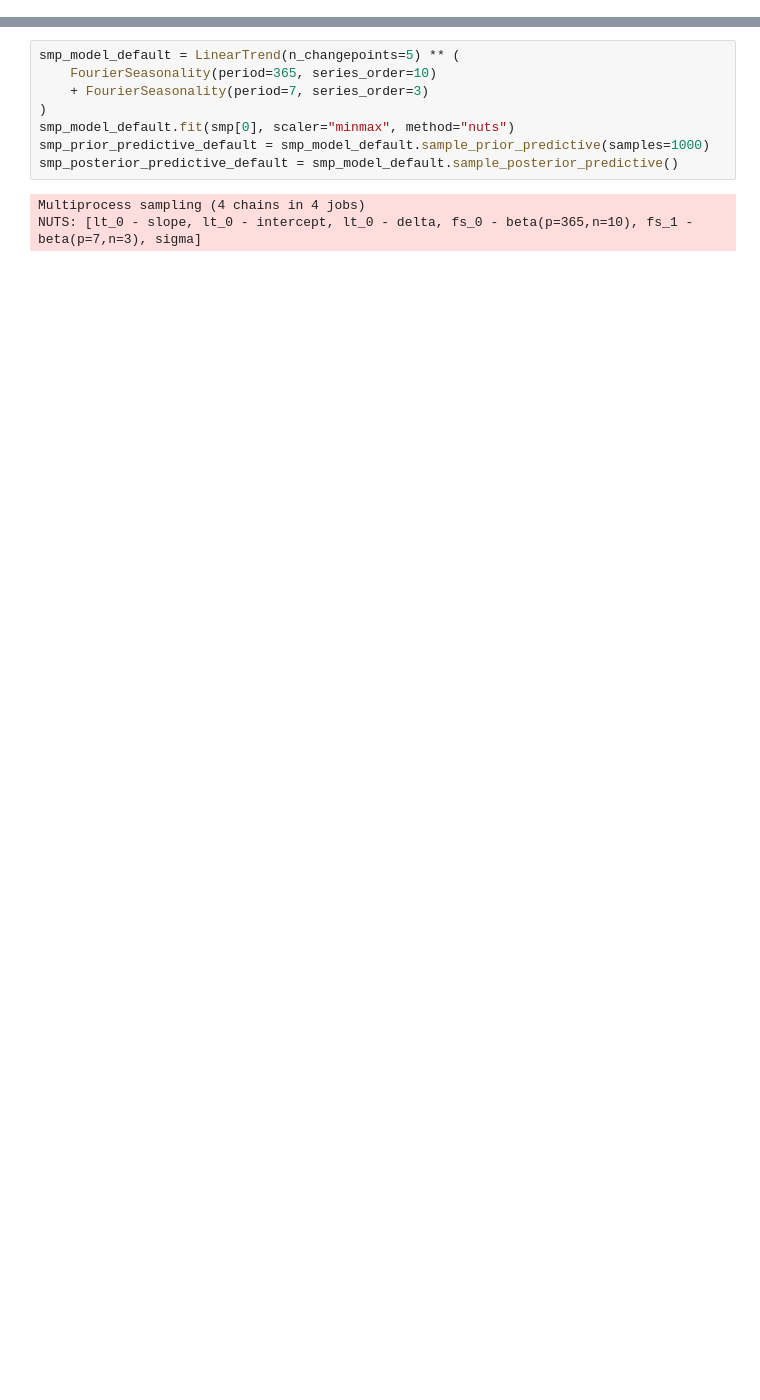
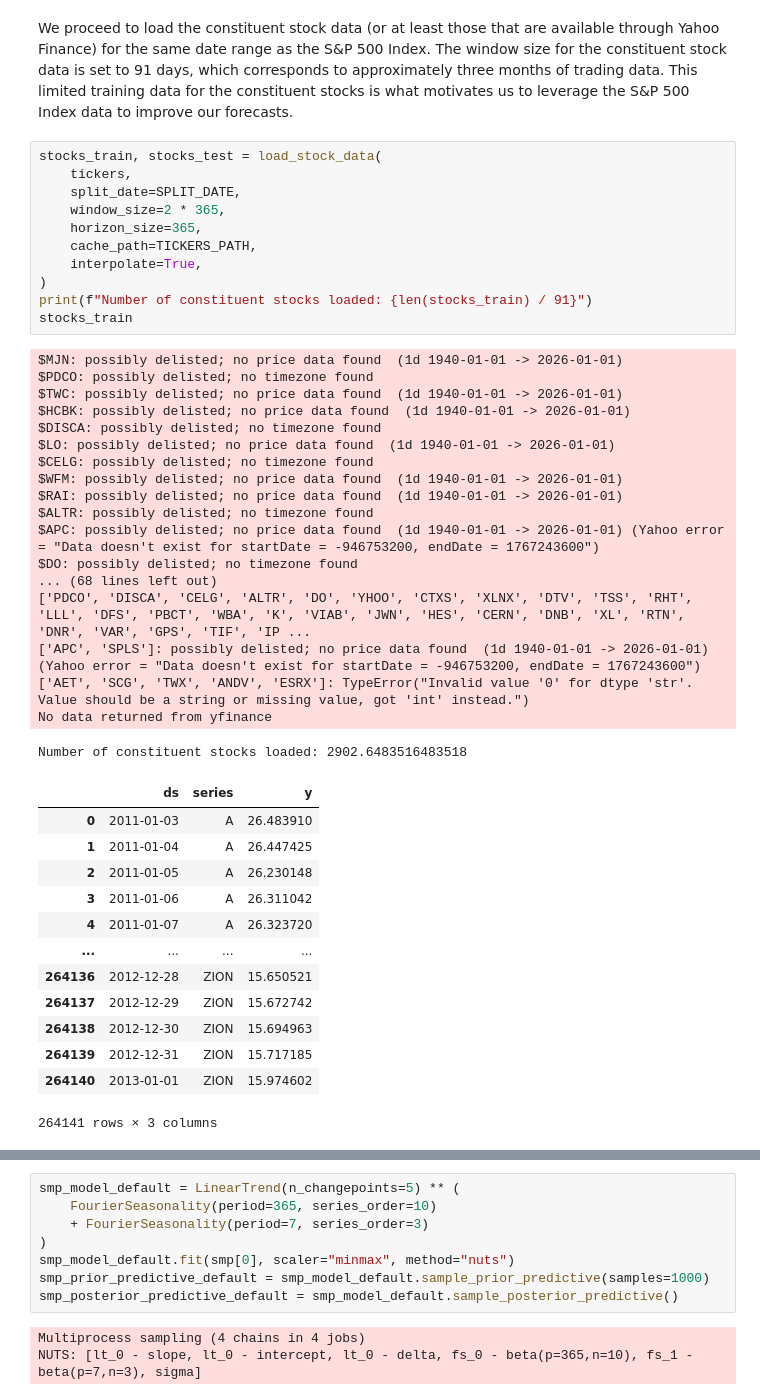
Before and after one commit to jovan-krajevski/vangja, a Jupyter notebook: docs/source/notebooks/02_case_stydy_stocks.ipynb, the cells around one changed output, grey strips where cells are left out. Cells and saved outputs as stored; diff of their text form; blank space fills up the shorter version.

```diff
--- a/docs/source/notebooks/02_case_stydy_stocks.ipynb
+++ b/docs/source/notebooks/02_case_stydy_stocks.ipynb
@@ -38,0 +91,45 @@ smp[0]
+# %% [markdown]
+We proceed to load the constituent stock data (or at least those that are available through Yahoo Finance) for the same date range as the S&P 500 Index. The window size for the constituent stock data is set to 91 days, which corresponds to approximately three months of trading data. This limited training data for the constituent stocks is what motivates us to leverage the S&P 500 Index data to improve our forecasts.
+# %%
+stocks_train, stocks_test = load_stock_data(
+    tickers,
+    split_date=SPLIT_DATE,
+    window_size=2 * 365,
+    horizon_size=365,
+    cache_path=TICKERS_PATH,
+    interpolate=True,
+)
+print(f"Number of constituent stocks loaded: {len(stocks_train) / 91}")
+stocks_train
+# %% [output]
+$MJN: possibly delisted; no price data found  (1d 1940-01-01 -> 2026-01-01)
+$PDCO: possibly delisted; no timezone found
+$TWC: possibly delisted; no price data found  (1d 1940-01-01 -> 2026-01-01)
+$HCBK: possibly delisted; no price data found  (1d 1940-01-01 -> 2026-01-01)
+$DISCA: possibly delisted; no timezone found
+$LO: possibly delisted; no price data found  (1d 1940-01-01 -> 2026-01-01)
+$CELG: possibly delisted; no timezone found
+$WFM: possibly delisted; no price data found  (1d 1940-01-01 -> 2026-01-01)
+$RAI: possibly delisted; no price data found  (1d 1940-01-01 -> 2026-01-01)
+$ALTR: possibly delisted; no timezone found
+$APC: possibly delisted; no price data found  (1d 1940-01-01 -> 2026-01-01) (Yahoo error = "Data doesn't exist for startDate = -946753200, endDate = 1767243600")
+$DO: possibly delisted; no timezone found
+... (68 lines left out)
+['PDCO', 'DISCA', 'CELG', 'ALTR', 'DO', 'YHOO', 'CTXS', 'XLNX', 'DTV', 'TSS', 'RHT', 'LLL', 'DFS', 'PBCT', 'WBA', 'K', 'VIAB', 'JWN', 'HES', 'CERN', 'DNB', 'XL', 'RTN', 'DNR', 'VAR', 'GPS', 'TIF', 'IP ...
+['APC', 'SPLS']: possibly delisted; no price data found  (1d 1940-01-01 -> 2026-01-01) (Yahoo error = "Data doesn't exist for startDate = -946753200, endDate = 1767243600")
+['AET', 'SCG', 'TWX', 'ANDV', 'ESRX']: TypeError("Invalid value '0' for dtype 'str'. Value should be a string or missing value, got 'int' instead.")
+No data returned from yfinance
+Number of constituent stocks loaded: 2902.6483516483518
+|  | ds | series | y |
+| 0 | 2011-01-03 | A | 26.483910 |
+| 1 | 2011-01-04 | A | 26.447425 |
+| 2 | 2011-01-05 | A | 26.230148 |
+| 3 | 2011-01-06 | A | 26.311042 |
+| 4 | 2011-01-07 | A | 26.323720 |
+| ... | ... | ... | ... |
+| 264136 | 2012-12-28 | ZION | 15.650521 |
+| 264137 | 2012-12-29 | ZION | 15.672742 |
+| 264138 | 2012-12-30 | ZION | 15.694963 |
+| 264139 | 2012-12-31 | ZION | 15.717185 |
+| 264140 | 2013-01-01 | ZION | 15.974602 |
+264141 rows × 3 columns
```
Also changed, not shown: parts of 19 cells of this notebook.
